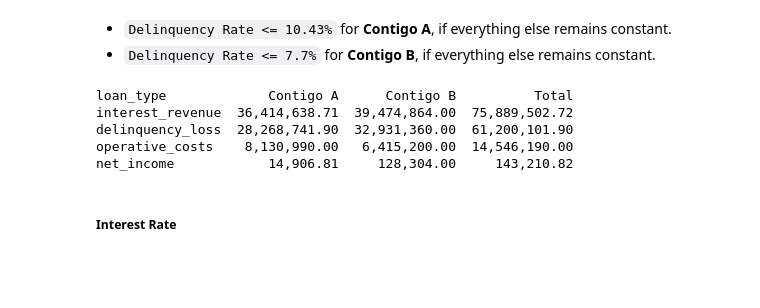
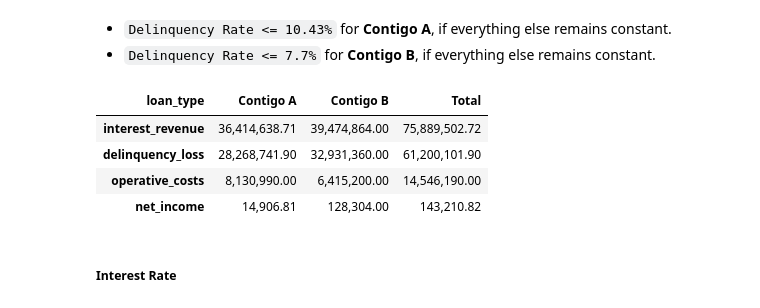
Before and after one commit to mandelbrojt/stori-ba-assessment, a Jupyter notebook: part1-state-of-business-analysis.ipynb, the cells around one changed output. Saved outputs shown, nothing was run; the diff lists cells and outputs as text; code cells hidden in the pictures; blank space fills up the shorter version.

```diff
--- a/part1-state-of-business-analysis.ipynb
+++ b/part1-state-of-business-analysis.ipynb
@@ -118,12 +118,11 @@ loan_b = contigo_b_features.copy()
 
 loan_a["delinquency_rate"] = 0.1043
 loan_b["delinquency_rate"] = 0.077
-
-print(im.overall_results(loan_a,loan_b))
-im.visualize_results(loan_a,loan_b)
-# %% [output]
-loan_type             Contigo A      Contigo B          Total
-interest_revenue  36,414,638.71  39,474,864.00  75,889,502.72
-delinquency_loss  28,268,741.90  32,931,360.00  61,200,101.90
-operative_costs    8,130,990.00   6,415,200.00  14,546,190.00
-net_income            14,906.81     128,304.00     143,210.82
+# %%
+im.overall_results(loan_a,loan_b)
+# %% [output]
+| loan_type | Contigo A | Contigo B | Total |
+| interest_revenue | 36,414,638.71 | 39,474,864.00 | 75,889,502.72 |
+| delinquency_loss | 28,268,741.90 | 32,931,360.00 | 61,200,101.90 |
+| operative_costs | 8,130,990.00 | 6,415,200.00 | 14,546,190.00 |
+| net_income | 14,906.81 | 128,304.00 | 143,210.82 |
```
Also changed, not shown: parts of 14 cells of this notebook.
